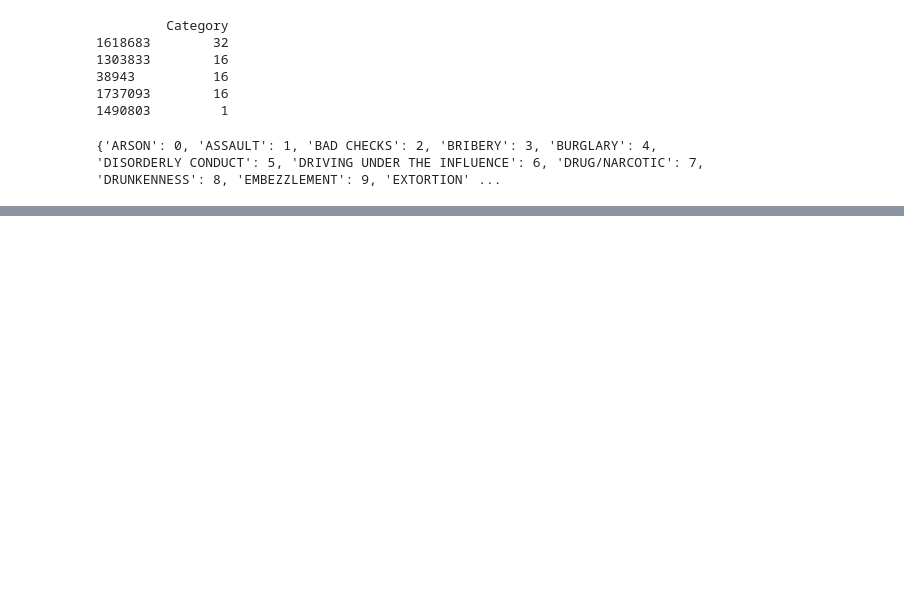
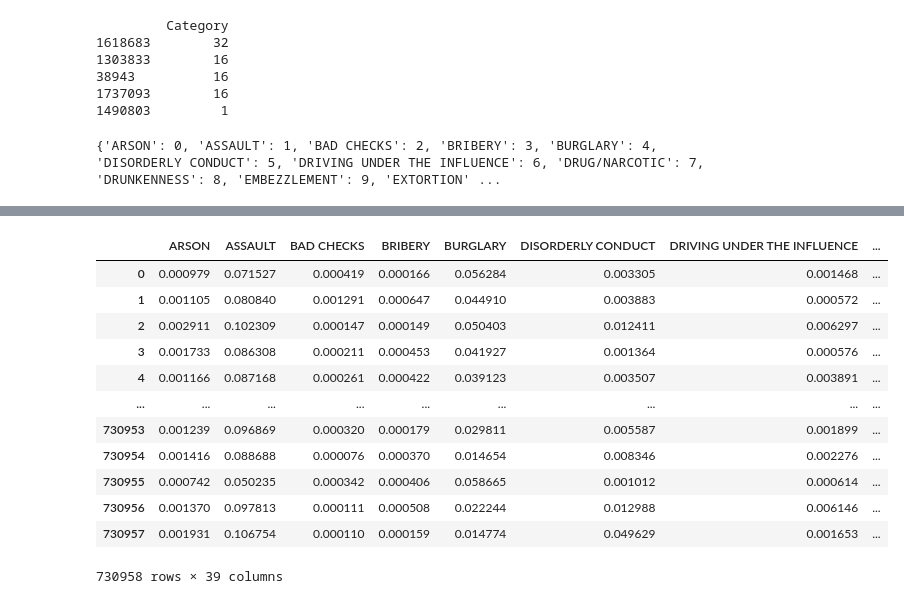
Before and after one commit to gandalf1819/SF-Opioid-Crisis, a Jupyter notebook: SF_drug_Random_forest.ipynb, the cells around one changed output, grey strips where cells are left out. Drawn from its saved outputs; the diff is of its cells as text; code cells hidden in the pictures; blank space fills up the shorter version.

```diff
--- a/SF_drug_Random_forest.ipynb
+++ b/SF_drug_Random_forest.ipynb
@@ -196,0 +241,3 @@ NotFittedError: ignored
+# %%
+test_data = test_df[['DateTime', 'DayOfWeek', 'PdDistrict', 'Address', 'X', 'Y']]
+test_data.head()
@@ -196,0 +251,3 @@ NotFittedError: ignored
+# %%
+test_data = preprocess_data(test_data)
+test_data.head()
@@ -196,0 +287,20 @@ NotFittedError: ignored
+# %%
+y_pred_proba = rf.predict_proba(test_data)
+# %%
+colmn = ["ARSON","ASSAULT","BAD CHECKS","BRIBERY","BURGLARY","DISORDERLY CONDUCT","DRIVING UNDER THE INFLUENCE","DRUG/NARCOTIC","DRUNKENNESS","EMBEZZLEMENT","EXTORTION","FAMILY OFFENSES","FORGERY/COUNTERFEITING","FRAUD","GAMBLING","KIDNAPPING","LARCENY/THEFT","LIQUOR LAWS","LOITERING","MISSING PERSON","NON-CRIMINAL","OTHER OFFENSES","PORNOGRAPHY/OBSCENE MAT","PROSTITUTION","RECOVERED VEHICLE","ROBBERY","RUNAWAY","SECONDARY CODES","SEX OFFENSES FORCIBLE","SEX OFFENSES NON FORCIBLE","STOLEN PROPERTY","SUICIDE","SUSPICIOUS OCC","TREA","TRESPASS","VANDALISM","VEHICLE THEFT","WARRANTS","WEAPON LAWS"]
+result = pd.DataFrame(y_pred_proba, columns=colmn)
+result
+# %% [output]
+|  | ARSON | ASSAULT | BAD CHECKS | BRIBERY | BURGLARY | DISORDERLY CONDUCT | DRIVING UNDER THE INFLUENCE | ... |
+| 0 | 0.000979 | 0.071527 | 0.000419 | 0.000166 | 0.056284 | 0.003305 | 0.001468 | ... |
+| 1 | 0.001105 | 0.080840 | 0.001291 | 0.000647 | 0.044910 | 0.003883 | 0.000572 | ... |
+| 2 | 0.002911 | 0.102309 | 0.000147 | 0.000149 | 0.050403 | 0.012411 | 0.006297 | ... |
+| 3 | 0.001733 | 0.086308 | 0.000211 | 0.000453 | 0.041927 | 0.001364 | 0.000576 | ... |
+| 4 | 0.001166 | 0.087168 | 0.000261 | 0.000422 | 0.039123 | 0.003507 | 0.003891 | ... |
+| ... | ... | ... | ... | ... | ... | ... | ... | ... |
+| 730953 | 0.001239 | 0.096869 | 0.000320 | 0.000179 | 0.029811 | 0.005587 | 0.001899 | ... |
+| 730954 | 0.001416 | 0.088688 | 0.000076 | 0.000370 | 0.014654 | 0.008346 | 0.002276 | ... |
+| 730955 | 0.000742 | 0.050235 | 0.000342 | 0.000406 | 0.058665 | 0.001012 | 0.000614 | ... |
+| 730956 | 0.001370 | 0.097813 | 0.000111 | 0.000508 | 0.022244 | 0.012988 | 0.006146 | ... |
+| 730957 | 0.001931 | 0.106754 | 0.000110 | 0.000159 | 0.014774 | 0.049629 | 0.001653 | ... |
+730958 rows × 39 columns
```
Also changed, not shown: parts of 13 cells of this notebook.
